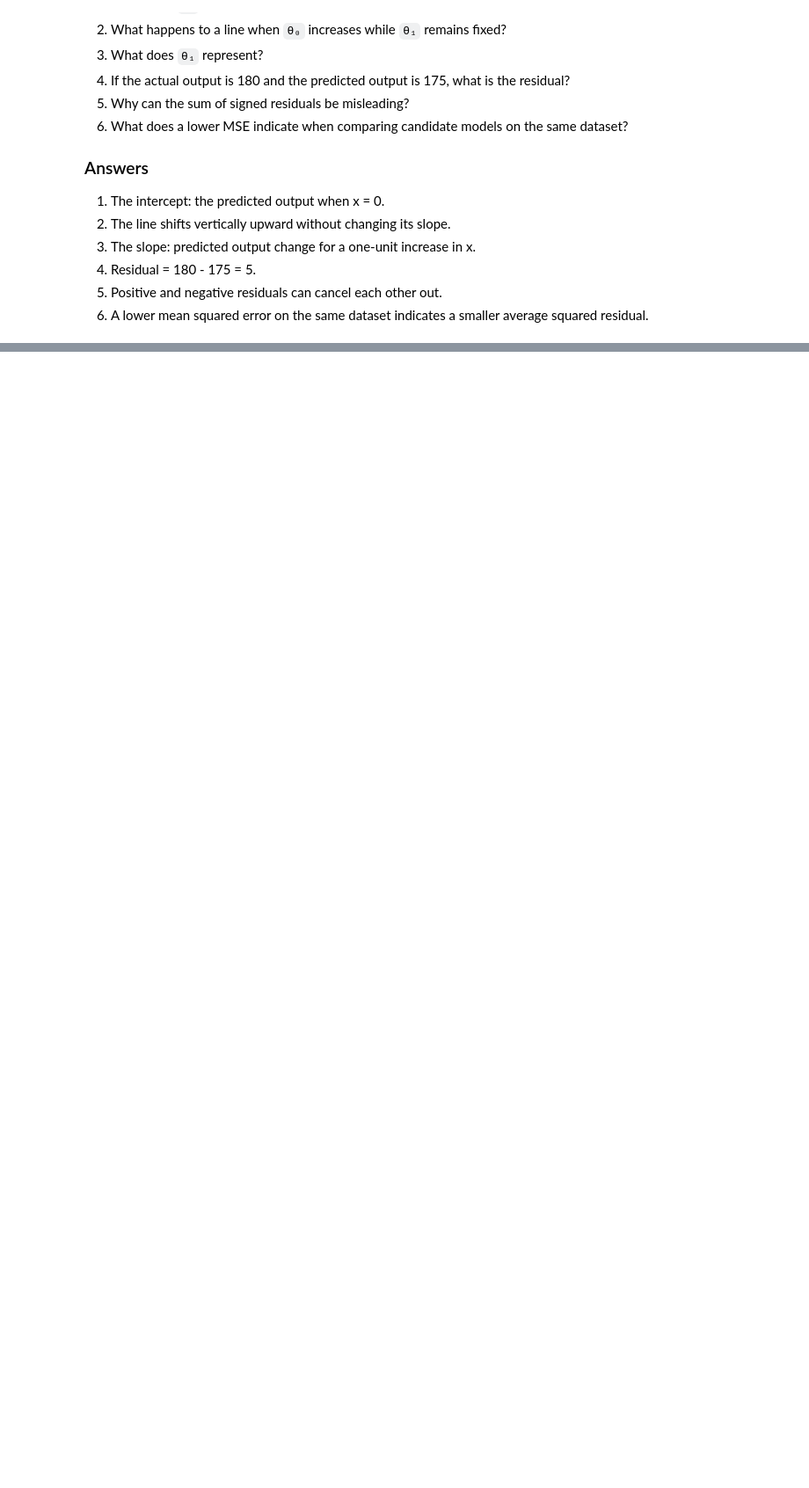
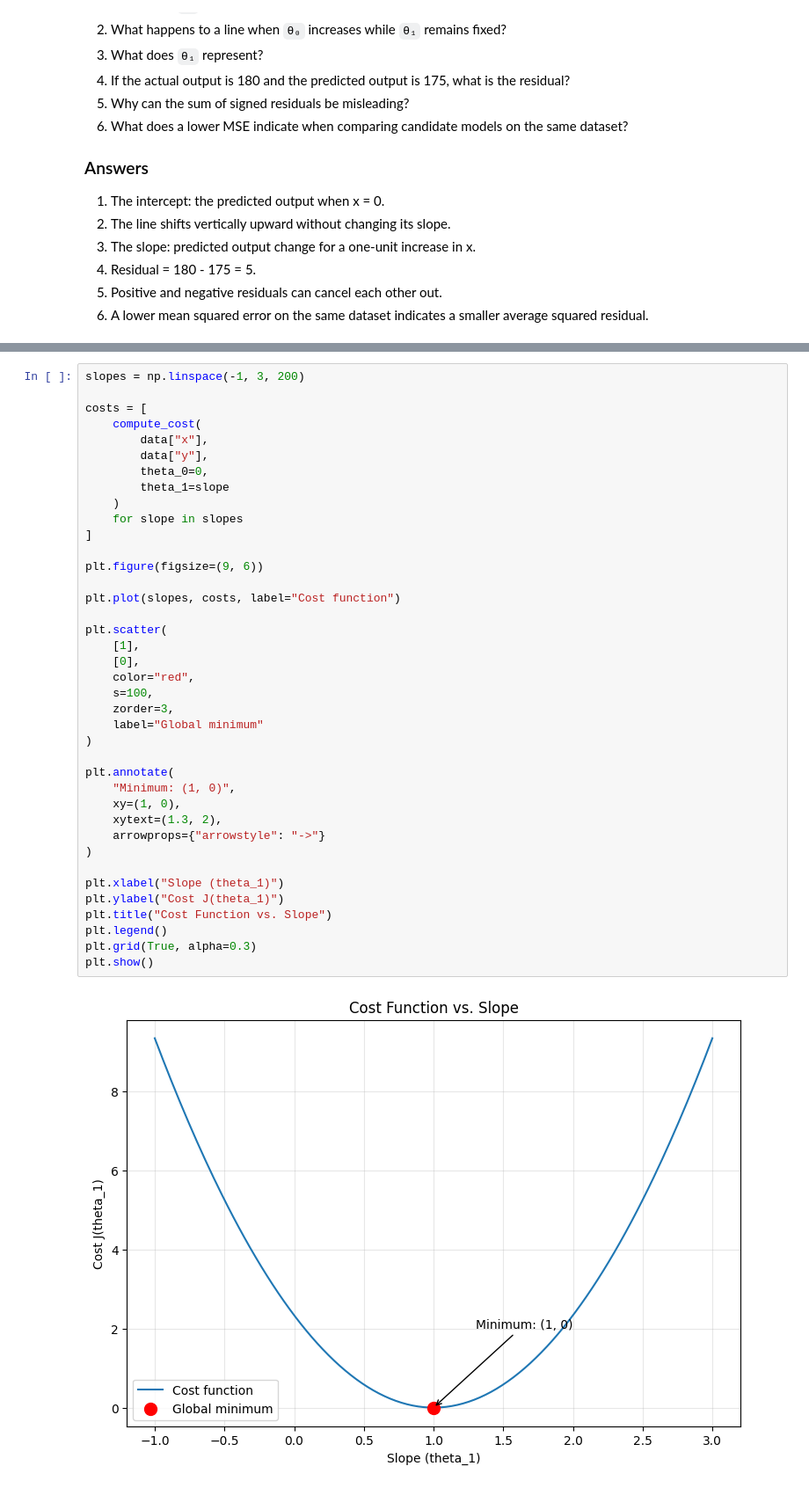
Before and after one commit to silverbullet-ai/learning-intelligence, a Jupyter notebook: 04-data-and-ai/04-machine-learning/04-simple-linear-regression/notebook.ipynb, the cells around one changed output, grey strips where cells are left out. Shown at 88% size. Saved outputs shown, nothing was run; the diff lists cells and outputs as text; blank space fills up the shorter version.

```diff
--- a/04-data-and-ai/04-machine-learning/04-simple-linear-regression/notebook.ipynb
+++ b/04-data-and-ai/04-machine-learning/04-simple-linear-regression/notebook.ipynb
@@ -474,0 +735,41 @@ This notebook compares a few candidate lines manually. It does not implement a f
+# %%
+slopes = np.linspace(-1, 3, 200)
+
+costs = [
+    compute_cost(
+        data["x"],
+        data["y"],
+        theta_0=0,
+        theta_1=slope
+    )
+    for slope in slopes
+]
+
+plt.figure(figsize=(9, 6))
+
+plt.plot(slopes, costs, label="Cost function")
+
+plt.scatter(
+    [1],
+    [0],
+    color="red",
+    s=100,
+    zorder=3,
+    label="Global minimum"
+)
+
+plt.annotate(
+    "Minimum: (1, 0)",
+    xy=(1, 0),
+    xytext=(1.3, 2),
+    arrowprops={"arrowstyle": "->"}
+)
+
+plt.xlabel("Slope (theta_1)")
+plt.ylabel("Cost J(theta_1)")
+plt.title("Cost Function vs. Slope")
+plt.legend()
+plt.grid(True, alpha=0.3)
+plt.show()
+# %% [output]
+[figure, added]
```
Also changed, not shown: parts of 15 cells of this notebook, 1 other file.
